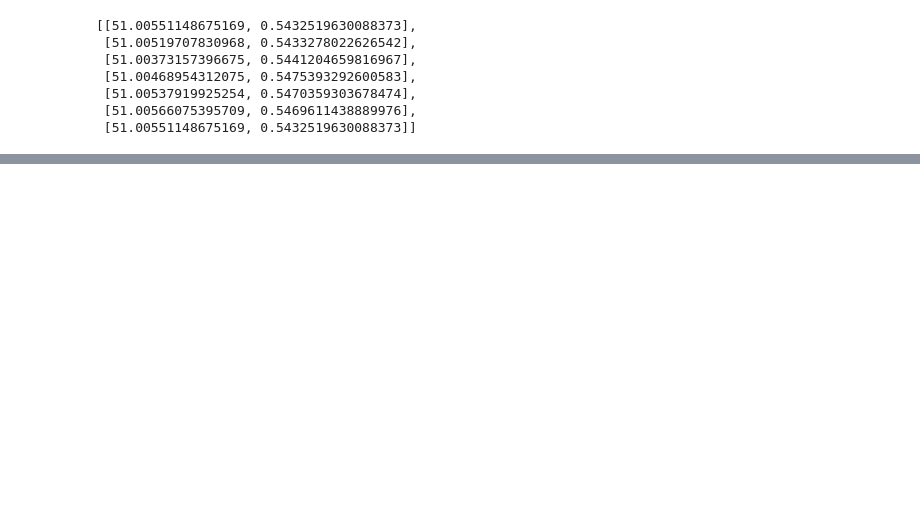
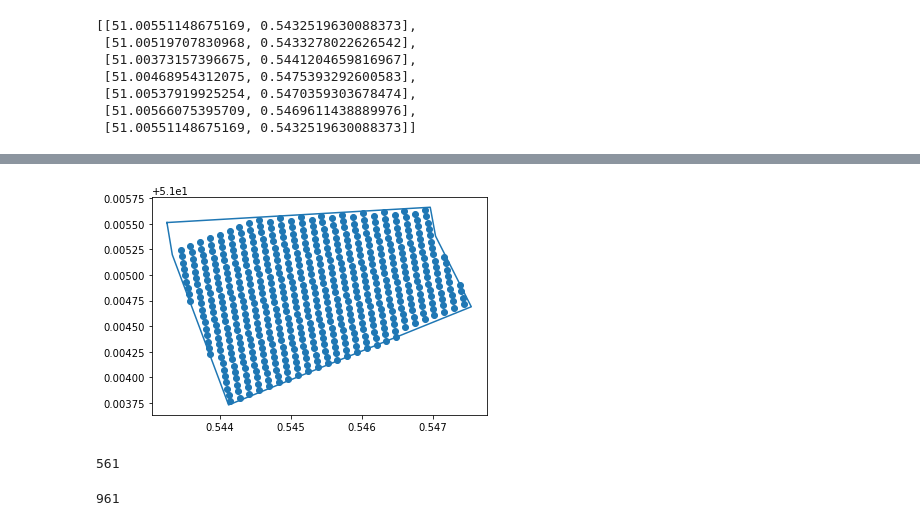
Before and after one commit to Wattersto08/GreenTouch_Viewer, a Jupyter notebook: sensor_point_calcs.ipynb, the cells around one changed output, grey strips where cells are left out. Drawn from its saved outputs; the diff is of its cells as text; code cells hidden in the pictures; blank space fills up the shorter version.

```diff
--- a/sensor_point_calcs.ipynb
+++ b/sensor_point_calcs.ipynb
@@ -165,0 +148,4 @@ plt.show()
+# %%
+feature.matrix_coords = mm.calc_matrix(feature.limits,feature.matrix_res,feature.midpoint,feature.crop_bearing)
+
+feature.matrix_coords
@@ -166,3 +170,28 @@ plt.show()
+# %%
+def check_within_poly(coords, matrix_coords):
+    poly = Polygon(coords)
+
+    op_matrix = []
+    for matrix_point in matrix_coords:
+        p = Point(matrix_point[0],matrix_point[1])
+        if p.within(poly):
+            op_matrix.append(matrix_point)
+
+    return op_matrix
+
+
+OP_matrix = check_within_poly(feature.coords, feature.matrix_coords)
+
+x = []
+y = []
+
+for coord in OP_matrix:
+    x.append(coord[1])
+    y.append(coord[0])
+
+
+op_x = np.array(x)
+op_y = np.array(y)
 # %%
 len(op_x)
 # %% [output]
@@ -169,0 +199,6 @@ len(op_x)
+# %%
+plt.plot(poly_x,poly_y)
+plt.scatter(op_x, op_y)
+plt.show()
+# %% [output]
+[figure, added]
@@ -169,0 +209,8 @@ len(op_x)
+# %%
+len(mm.get_matrix(feature.coords,feature.limits,feature.matrix_res,feature.midpoint,feature.crop_bearing))
+# %% [output]
+561
+# %%
+len(feature.matrix_coords)
+# %% [output]
+961
```
Also changed, not shown: parts of 17 cells of this notebook, 5 other files.
